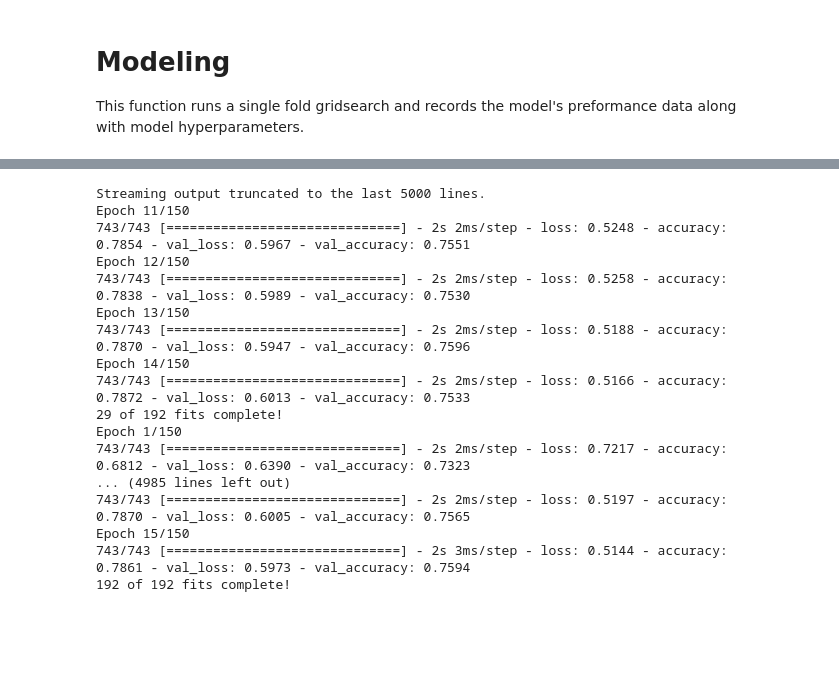
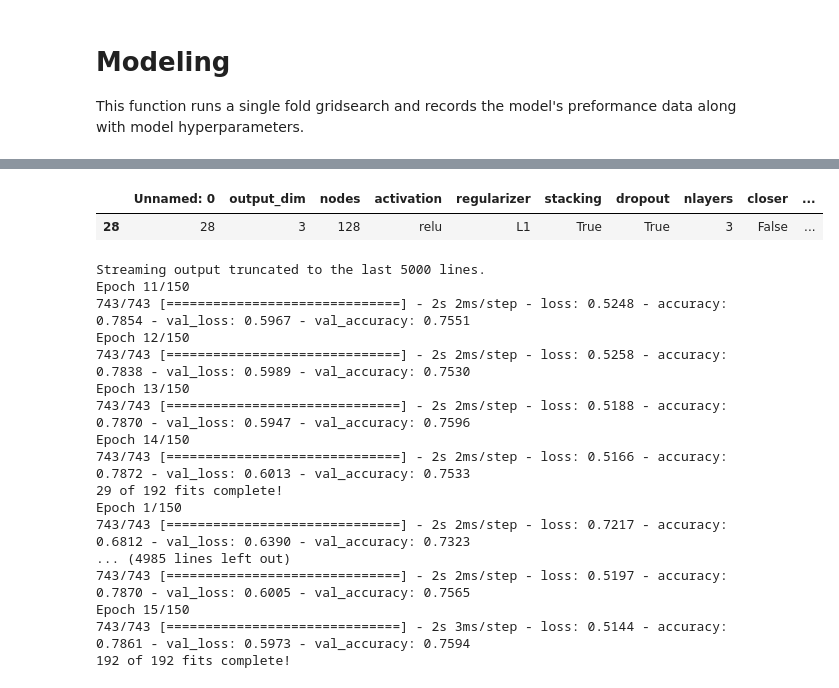
Before and after one commit to spe301/AI-generated-AI, a Jupyter notebook: TanzaniaWaterPumpDLipynb.ipynb, the cells around one changed output, grey strips where cells are left out. Drawn from its saved outputs; the diff is of its cells as text; code cells hidden in the pictures; blank space fills up the shorter version.

```diff
--- a/TanzaniaWaterPumpDLipynb.ipynb
+++ b/TanzaniaWaterPumpDLipynb.ipynb
@@ -87,3 +89,9 @@ adam.to_csv('drive/MyDrive/adam.csv')
+# %%
+adam = pd.read_csv('https://raw.githubusercontent.com/spe301/ML-vs-DL/main/data/Tanzania_Water_Pumps/Results/adam.csv')
+adam.loc[adam['val_accuracy']==max(adam['val_accuracy'])]
+# %% [output]
+|  | Unnamed: 0 | output_dim | nodes | activation | regularizer | stacking | dropout | nlayers | closer | ... |
+| 28 | 28 | 3 | 128 | relu | L1 | True | True | 3 | False | ... |
 # %%
 params = {'output_dim': [3], #we have 3 possible outputs
           'nodes': [128, 256],
```
Also changed, not shown: parts of 10 cells of this notebook.
